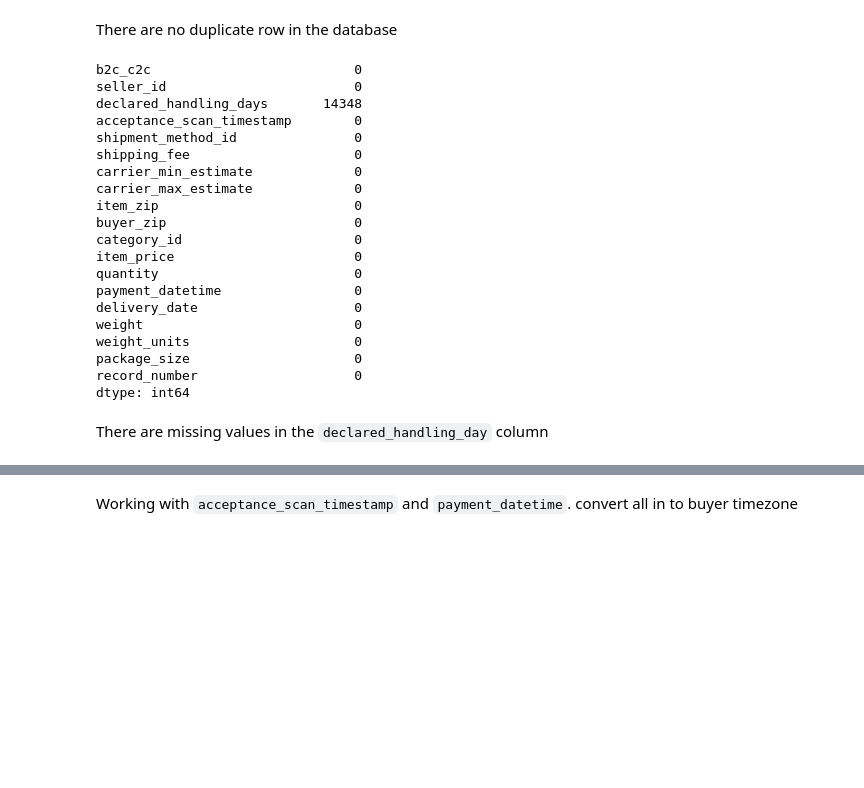
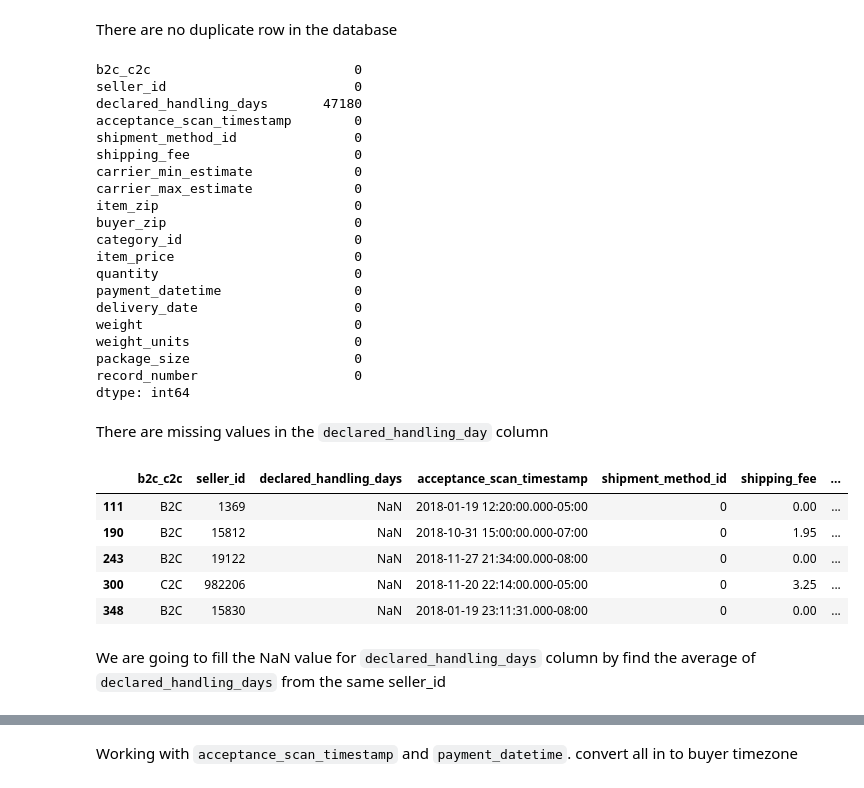
Before and after one commit to henry-vuong/Capstone_Prediction_delivery_time, a Jupyter notebook: notebooks/Ebay_EDA_FeatureEngineering.ipynb, the cells around one changed output, grey strips where cells are left out. Saved outputs shown, nothing was run; the diff lists cells and outputs as text; code cells hidden in the pictures; blank space fills up the shorter version.

```diff
--- a/notebooks/Ebay_EDA_FeatureEngineering.ipynb
+++ b/notebooks/Ebay_EDA_FeatureEngineering.ipynb
@@ -13,7 +15,7 @@ import pytz
 # %% [markdown]
 Loading data
 # %%
-df_ebay = pd.read_csv('../data/raw/ebayShort.csv', nrows=300000 ,index_col=0)
+df_ebay = pd.read_csv('../data/raw/ebayShort.csv', nrows=3000000 ,index_col=0)
 # %% [markdown]
 ### Explore Data
 # %% [markdown]
@@ -99,7 +103,7 @@ df_ebay.isna().sum()
 # %% [output]
 b2c_c2c                          0
 seller_id                        0
-declared_handling_days       14348
+declared_handling_days       47180
 acceptance_scan_timestamp        0
 shipment_method_id               0
 shipping_fee                     0
@@ -119,3 +123,15 @@ record_number                    0
 dtype: int64
 # %% [markdown]
 There are missing values in the `declared_handling_day` column
+# %%
+df_null=df_ebay[df_ebay.isna().any(axis=1)]
+df_null.head()
+# %% [output]
+|  | b2c_c2c | seller_id | declared_handling_days | acceptance_scan_timestamp | shipment_method_id | shipping_fee | ... |
+| 111 | B2C | 1369 | NaN | 2018-01-19 12:20:00.000-05:00 | 0 | 0.00 | ... |
+| 190 | B2C | 15812 | NaN | 2018-10-31 15:00:00.000-07:00 | 0 | 1.95 | ... |
+| 243 | B2C | 19122 | NaN | 2018-11-27 21:34:00.000-08:00 | 0 | 0.00 | ... |
+| 300 | C2C | 982206 | NaN | 2018-11-20 22:14:00.000-05:00 | 0 | 3.25 | ... |
+| 348 | B2C | 15830 | NaN | 2018-01-19 23:11:31.000-08:00 | 0 | 0.00 | ... |
+# %% [markdown]
+We are going to fill the NaN value for `declared_handling_days` column by find the average of `declared_handling_days` from the same seller_id
```
Also changed, not shown: parts of 36 cells of this notebook, 1 other file.
